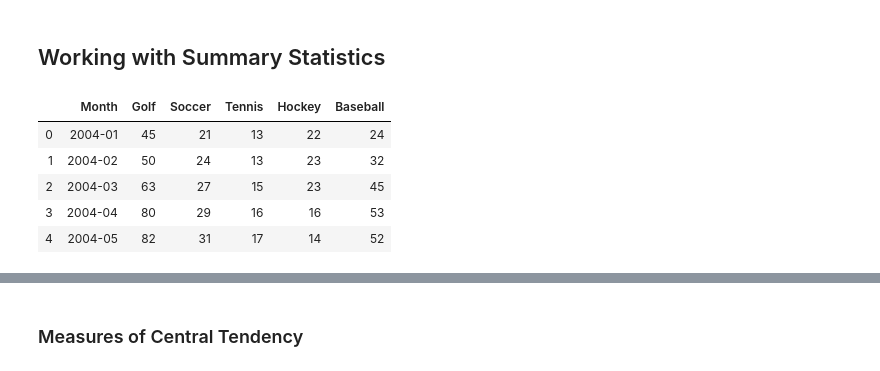
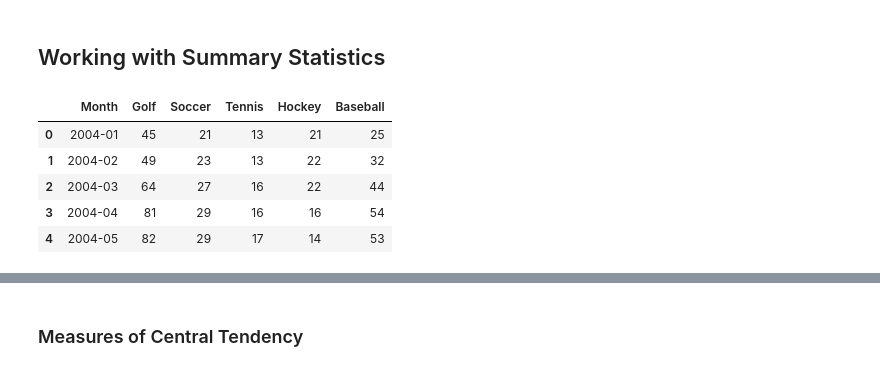
Before and after one commit to RekidiangData-S/stat_with_python, a Jupyter notebook: 2_stat_concept/1_summary_statistics.ipynb, the cells around one changed output, grey strips where cells are left out. Saved outputs shown, nothing was run; the diff lists cells and outputs as text; code cells hidden in the pictures.

```diff
--- a/2_stat_concept/1_summary_statistics.ipynb
+++ b/2_stat_concept/1_summary_statistics.ipynb
@@ -3,19 +3,19 @@
 # %%
 import pandas as pd
 # %%
+# https://trends.google.com/trends/explore?date=all&geo=US&q=Golf,Soccer,Tennis,Hockey,Baseball
 # Read in file
-
-sports = pd.read_csv("sports.csv", skiprows=2)
+sports = pd.read_csv("/datasets/sport/sport.csv", skiprows=2)
 
 # Reset column names
 col_names = ['Month', 'Golf', 'Soccer', 'Tennis', 'Hockey', 'Baseball']
 sports.columns = col_names
 
 sports.head()
 # %% [output]
 |  | Month | Golf | Soccer | Tennis | Hockey | Baseball |
-| 0 | 2004-01 | 45 | 21 | 13 | 22 | 24 |
-| 1 | 2004-02 | 50 | 24 | 13 | 23 | 32 |
-| 2 | 2004-03 | 63 | 27 | 15 | 23 | 45 |
-| 3 | 2004-04 | 80 | 29 | 16 | 16 | 53 |
-| 4 | 2004-05 | 82 | 31 | 17 | 14 | 52 |
+| 0 | 2004-01 | 45 | 21 | 13 | 21 | 25 |
+| 1 | 2004-02 | 49 | 23 | 13 | 22 | 32 |
+| 2 | 2004-03 | 64 | 27 | 16 | 22 | 44 |
+| 3 | 2004-04 | 81 | 29 | 16 | 16 | 54 |
+| 4 | 2004-05 | 82 | 29 | 17 | 14 | 53 |
```
Also changed, not shown: parts of 15 cells of this notebook, 8 other files.
